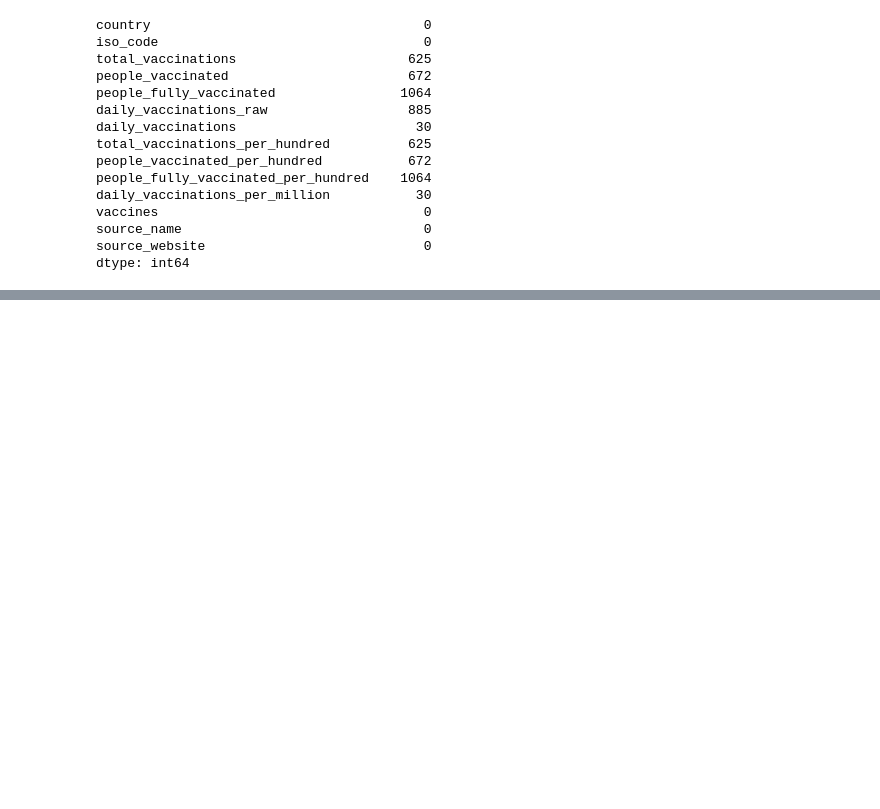
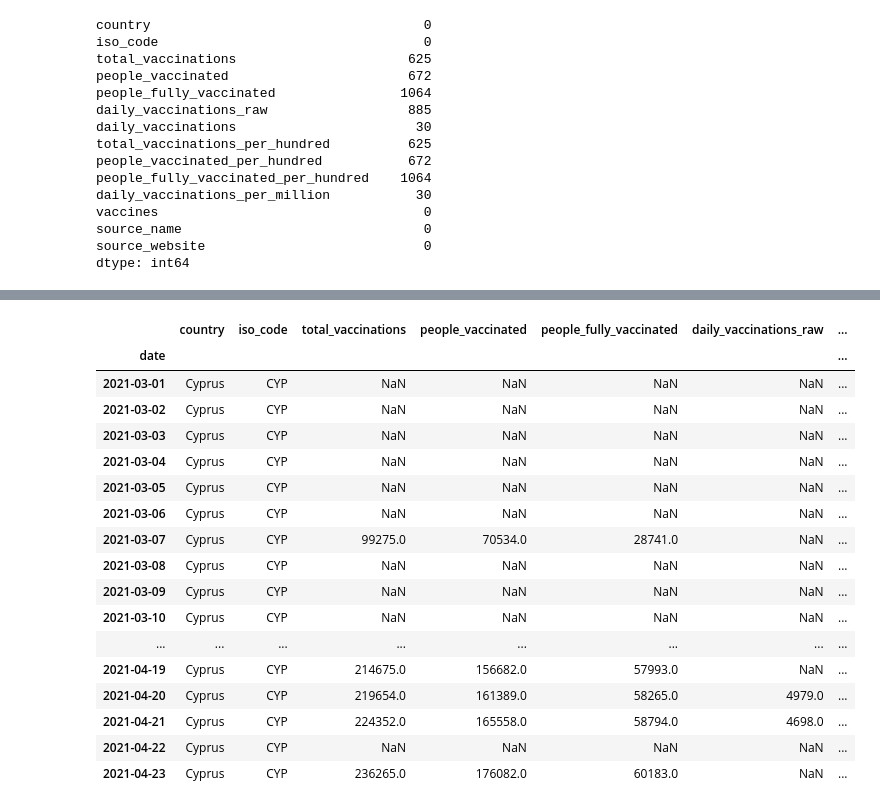
Before and after one commit to Nonoelle06/TechLabs-Covid, a Jupyter notebook: tests_scotti.ipynb, the cells around one changed output, grey strips where cells are left out. Saved outputs shown, nothing was run; the diff lists cells and outputs as text; code cells hidden in the pictures; blank space fills up the shorter version.

```diff
--- a/tests_scotti.ipynb
+++ b/tests_scotti.ipynb
@@ -16,7 +16,7 @@ print(cases_countries)
 ['AUT', 'BEL', 'BGR', 'CYP', 'CZE', 'DEU', 'DNK', 'ESP', 'EST', 'FIN', 'FRA', 'GRC', 'HRV', 'HUN', 'IRL', 'ISL', 'ITA', 'LIE', 'LTU', 'LUX', 'LVA', 'MLT', 'NLD', 'NOR', 'POL', 'PRT', 'ROU', 'SVK', 'SV ...
 # %%
 # Load and show Kaggle dataset
-df_vacc = pd.read_csv("kaggle/country_vaccinations.csv")
+df_vacc = pd.read_csv("kaggle/country_vaccinations1.csv")
 df_vacc.head()
 # %% [output]
 |  | country | iso_code | date | total_vaccinations | people_vaccinated | people_fully_vaccinated | ... |
@@ -167,0 +156,6 @@ dtype: int64
+# %%
+# dealing with the time intervall
+# start from 01.03.2021
+condition = df_europ_vacc.index >= pd.Timestamp(2021, 3, 1)
+df_europ_vacc = df_europ_vacc.loc[condition]
+df_europ_vacc.head()
@@ -167,0 +192,23 @@ dtype: int64
+# %%
+# check what is wrong with cyprus
+df_europ_vacc.loc[df_europ_vacc.iso_code == "CYP"]
+# data only goes to 23.04.2021 -> maybe we can get some more current data
+# %% [output]
+|  | country | iso_code | total_vaccinations | people_vaccinated | people_fully_vaccinated | daily_vaccinations_raw | ... |
+| date |  |  |  |  |  |  | ... |
+| 2021-03-01 | Cyprus | CYP | NaN | NaN | NaN | NaN | ... |
+| 2021-03-02 | Cyprus | CYP | NaN | NaN | NaN | NaN | ... |
+| 2021-03-03 | Cyprus | CYP | NaN | NaN | NaN | NaN | ... |
+| 2021-03-04 | Cyprus | CYP | NaN | NaN | NaN | NaN | ... |
+| 2021-03-05 | Cyprus | CYP | NaN | NaN | NaN | NaN | ... |
+| 2021-03-06 | Cyprus | CYP | NaN | NaN | NaN | NaN | ... |
+| 2021-03-07 | Cyprus | CYP | 99275.0 | 70534.0 | 28741.0 | NaN | ... |
+| 2021-03-08 | Cyprus | CYP | NaN | NaN | NaN | NaN | ... |
+| 2021-03-09 | Cyprus | CYP | NaN | NaN | NaN | NaN | ... |
+| 2021-03-10 | Cyprus | CYP | NaN | NaN | NaN | NaN | ... |
+| ... | ... | ... | ... | ... | ... | ... | ... |
+| 2021-04-19 | Cyprus | CYP | 214675.0 | 156682.0 | 57993.0 | NaN | ... |
+| 2021-04-20 | Cyprus | CYP | 219654.0 | 161389.0 | 58265.0 | 4979.0 | ... |
+| 2021-04-21 | Cyprus | CYP | 224352.0 | 165558.0 | 58794.0 | 4698.0 | ... |
+| 2021-04-22 | Cyprus | CYP | NaN | NaN | NaN | NaN | ... |
+| 2021-04-23 | Cyprus | CYP | 236265.0 | 176082.0 | 60183.0 | NaN | ... |
```
Also changed, not shown: parts of 4 cells of this notebook, 4 other files.
